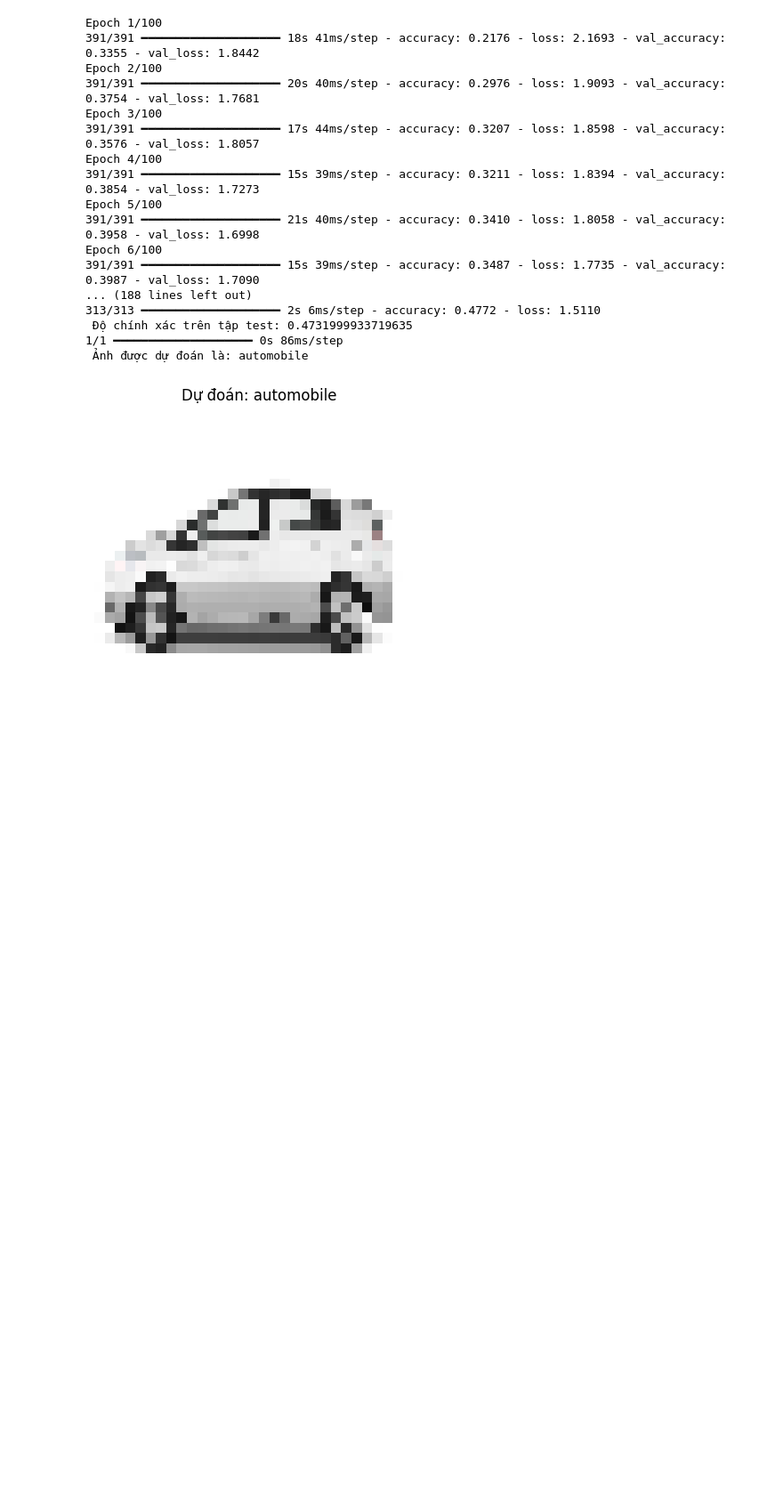
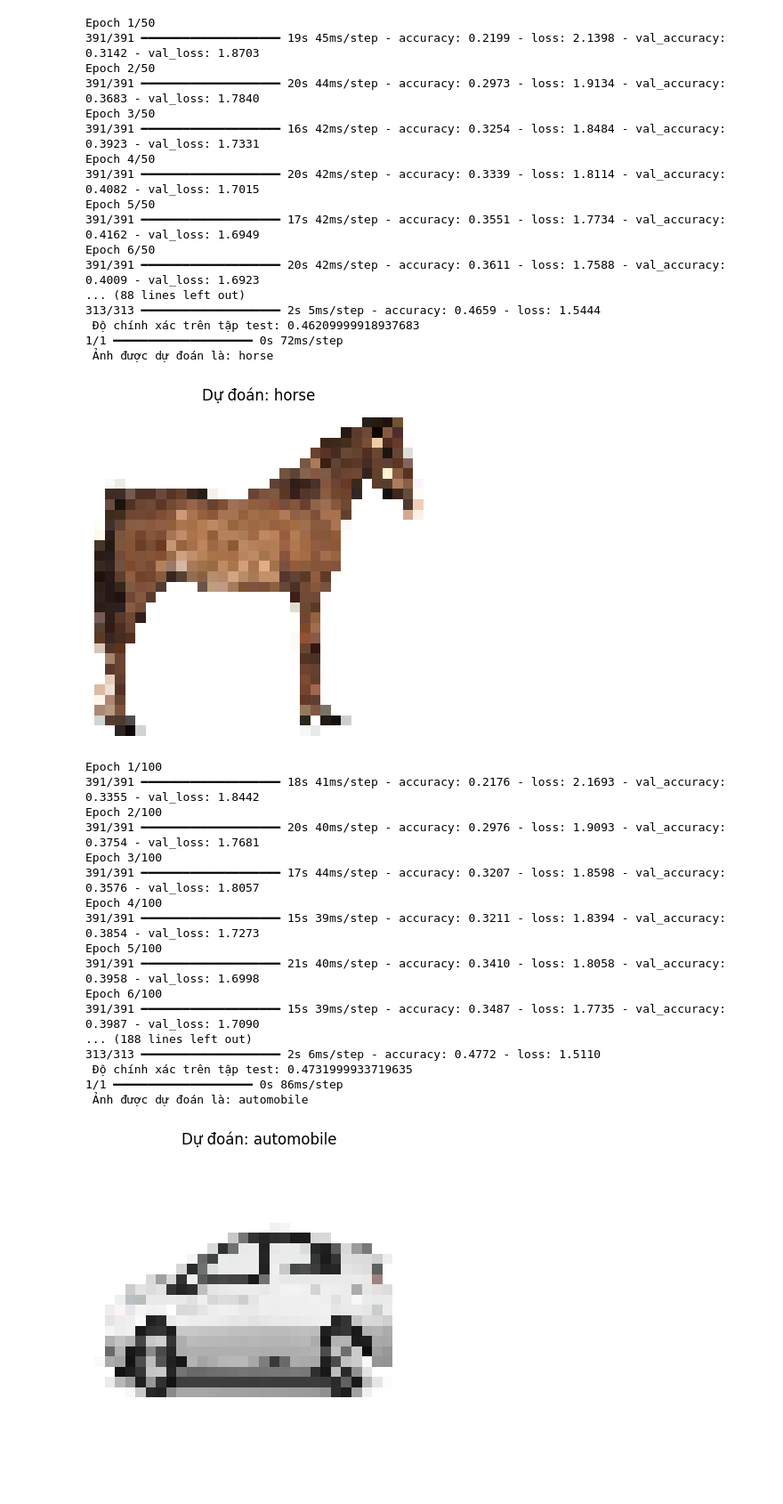
Before and after one commit to mnhtm187/Minh-T-m-31241027094, a Jupyter notebook: CIFAR10.ipynb, the cells around one changed output. Shown at 89% size. Cells and saved outputs as stored; diff of their text form; code cells hidden in the pictures; blank space fills up the shorter version.

Commit message:
Được tạo bằng Colab

```diff
--- a/CIFAR10.ipynb
+++ b/CIFAR10.ipynb
@@ -1,5 +1,82 @@
 # %% [markdown]
 <a href="https://colab.research.google.com/github/mnhtm187/Minh-T-m-31241027094/blob/main/CIFAR10.ipynb" target="_parent"><img src="https://colab.research.google.com/assets/colab-badge.svg" alt="Open In Colab"/></a>
+# %%
+from keras.datasets import cifar10
+from keras.models import Sequential
+from keras.layers import Dense, Dropout, Flatten
+from keras.utils import to_categorical
+from keras.preprocessing.image import load_img, img_to_array
+import matplotlib.pyplot as plt
+import numpy as np
+
+
+(x_train, y_train), (x_test, y_test) = cifar10.load_data()
+
+x_train = x_train.reshape(50000, 32 * 32 * 3).astype('float32') / 255.0
+x_test = x_test.reshape(10000, 32 * 32 * 3).astype('float32') / 255.0
+
+y_train = to_categorical(y_train, 10)
+y_test = to_categorical(y_test, 10)
+
+
+model = Sequential()
+model.add(Dense(512, activation='relu', input_shape=(3072,)))
+model.add(Dropout(0.3))
+model.add(Dense(256, activation='relu'))
+model.add(Dropout(0.3))
+model.add(Dense(10, activation='softmax'))
+
+
+model.compile(optimizer='adam',
+              loss='categorical_crossentropy',
+              metrics=['accuracy'])
+
+history = model.fit(x_train, y_train,
+                    epochs=50,
+                    batch_size=128,
+                    validation_data=(x_test, y_test))
+
+test_loss, test_acc = model.evaluate(x_test, y_test)
+print(" Độ chính xác trên tập test:", test_acc)
+
+img_path = '/content/drive/MyDrive/cifar/ngựa.webp'
+
+img = load_img(img_path, target_size=(32, 32))
+img = img_to_array(img)
+img = img.astype('float32') / 255.0
+img = img.reshape(1, 32 * 32 * 3)
+
+prediction = model.predict(img)
+predicted_label = np.argmax(prediction)
+
+
+label_names = ['airplane', 'automobile', 'bird', 'cat', 'deer','dog', 'frog', 'horse', 'ship', 'truck']
+
+print(" Ảnh được dự đoán là:", label_names[predicted_label])
+
+plt.imshow(img.reshape(32, 32, 3))
+plt.title(f"Dự đoán: {label_names[predicted_label]}")
+plt.axis('off')
+plt.show()
+# %% [output]
+Epoch 1/50
+391/391 ━━━━━━━━━━━━━━━━━━━━ 19s 45ms/step - accuracy: 0.2199 - loss: 2.1398 - val_accuracy: 0.3142 - val_loss: 1.8703
+Epoch 2/50
+391/391 ━━━━━━━━━━━━━━━━━━━━ 20s 44ms/step - accuracy: 0.2973 - loss: 1.9134 - val_accuracy: 0.3683 - val_loss: 1.7840
+Epoch 3/50
+391/391 ━━━━━━━━━━━━━━━━━━━━ 16s 42ms/step - accuracy: 0.3254 - loss: 1.8484 - val_accuracy: 0.3923 - val_loss: 1.7331
+Epoch 4/50
+391/391 ━━━━━━━━━━━━━━━━━━━━ 20s 42ms/step - accuracy: 0.3339 - loss: 1.8114 - val_accuracy: 0.4082 - val_loss: 1.7015
+Epoch 5/50
+391/391 ━━━━━━━━━━━━━━━━━━━━ 17s 42ms/step - accuracy: 0.3551 - loss: 1.7734 - val_accuracy: 0.4162 - val_loss: 1.6949
+Epoch 6/50
+391/391 ━━━━━━━━━━━━━━━━━━━━ 20s 42ms/step - accuracy: 0.3611 - loss: 1.7588 - val_accuracy: 0.4009 - val_loss: 1.6923
+... (88 lines left out)
+313/313 ━━━━━━━━━━━━━━━━━━━━ 2s 5ms/step - accuracy: 0.4659 - loss: 1.5444
+ Độ chính xác trên tập test: 0.46209999918937683
+1/1 ━━━━━━━━━━━━━━━━━━━━ 0s 72ms/step
+ Ảnh được dự đoán là: horse
+[figure, added]
 # %%
 from keras.datasets import cifar10
 from keras.models import Sequential
```
Also changed, not shown: parts of 8 cells of this notebook.
